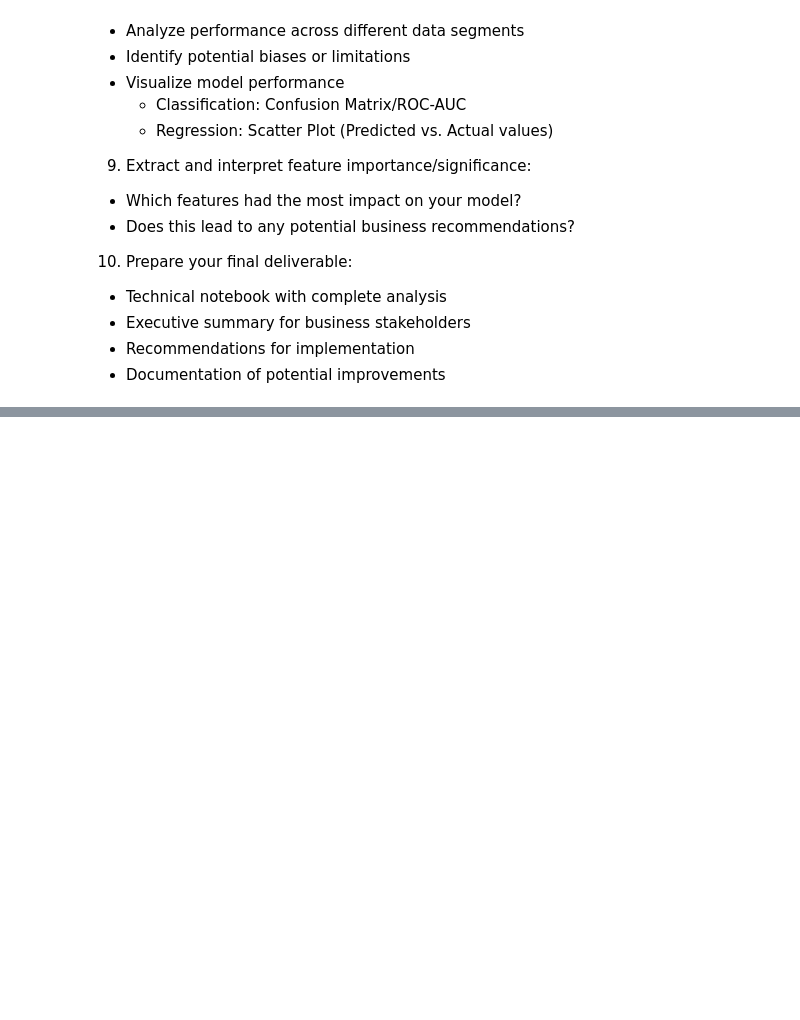
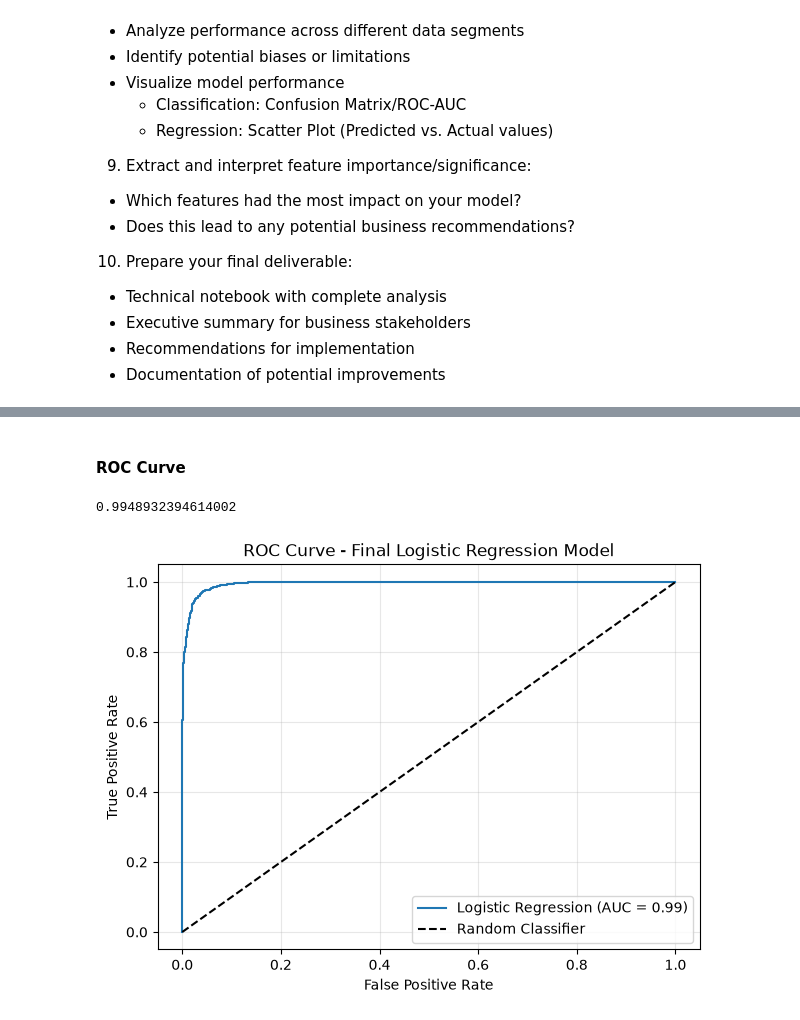
Before and after one commit to ViolaRono/Financial-Loan-Risk-Prediction, a Jupyter notebook: financial_loan_risk.ipynb, the cells around one changed output, grey strips where cells are left out. Drawn from its saved outputs; the diff is of its cells as text; code cells hidden in the pictures; blank space fills up the shorter version.

```diff
--- a/financial_loan_risk.ipynb
+++ b/financial_loan_risk.ipynb
@@ -1530,0 +1539,33 @@ Based on the evaluation metrics, Logistic Regression was selected as the final m
+# %% [markdown]
+#### ROC Curve
+# %%
+# Get prediction probabilities
+y_proba = logreg_pipeline.predict_proba(X_test)[:, 1]
+
+# Calculate ROC values
+fpr, tpr, thresholds = roc_curve(y_test, y_proba)
+
+# Calculate AUC
+auc_score = roc_auc_score(y_test, y_proba)
+auc_score
+# %% [output]
+0.9948932394614002
+# %%
+#Plot the ROC Curve
+plt.figure(figsize=(7,5))
+
+plt.plot(fpr, tpr,
+         label=f"Logistic Regression (AUC = {auc_score:.2f})")
+
+plt.plot([0,1],[0,1],'k--',label="Random Classifier")
+
+plt.xlabel("False Positive Rate")
+plt.ylabel("True Positive Rate")
+plt.title("ROC Curve - Final Logistic Regression Model")
+
+plt.legend(loc="lower right")
+plt.grid(alpha=0.3)
+
+plt.show()
+# %% [output]
+[figure, added]
```
Also changed, not shown: parts of 10 cells of this notebook.
